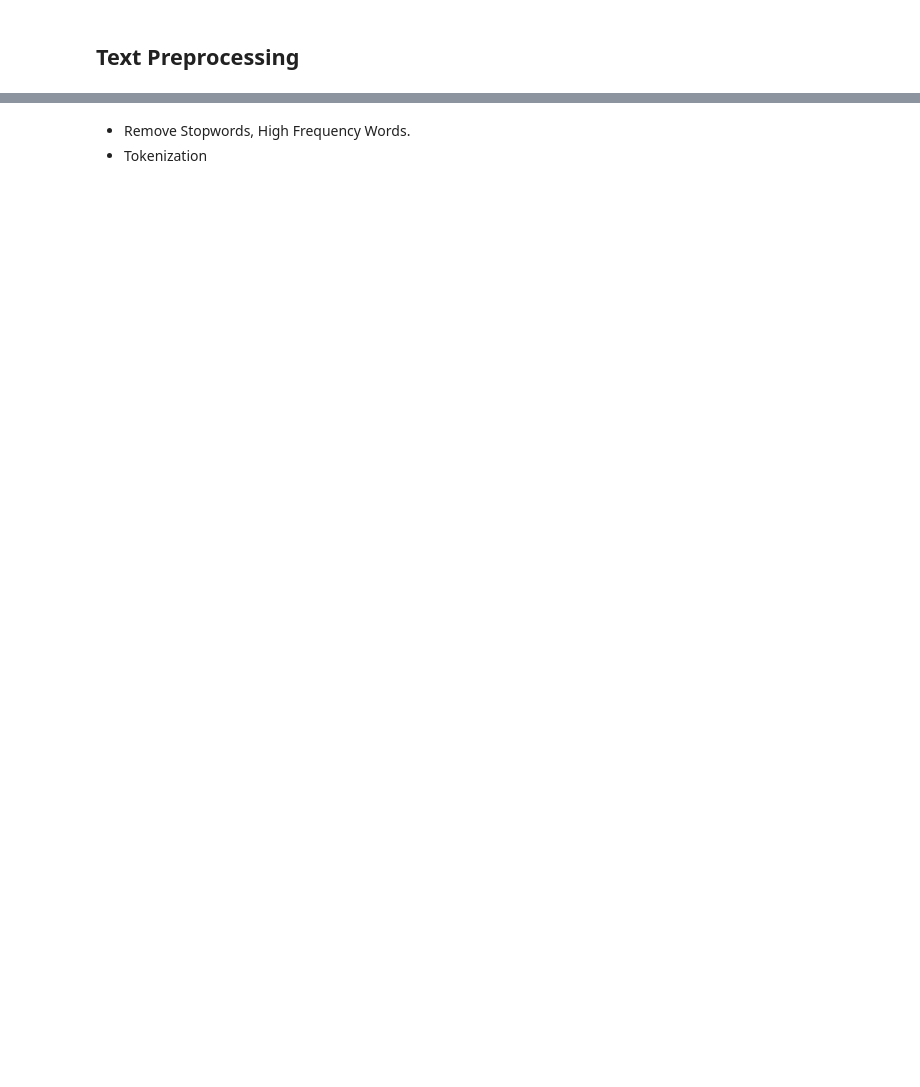
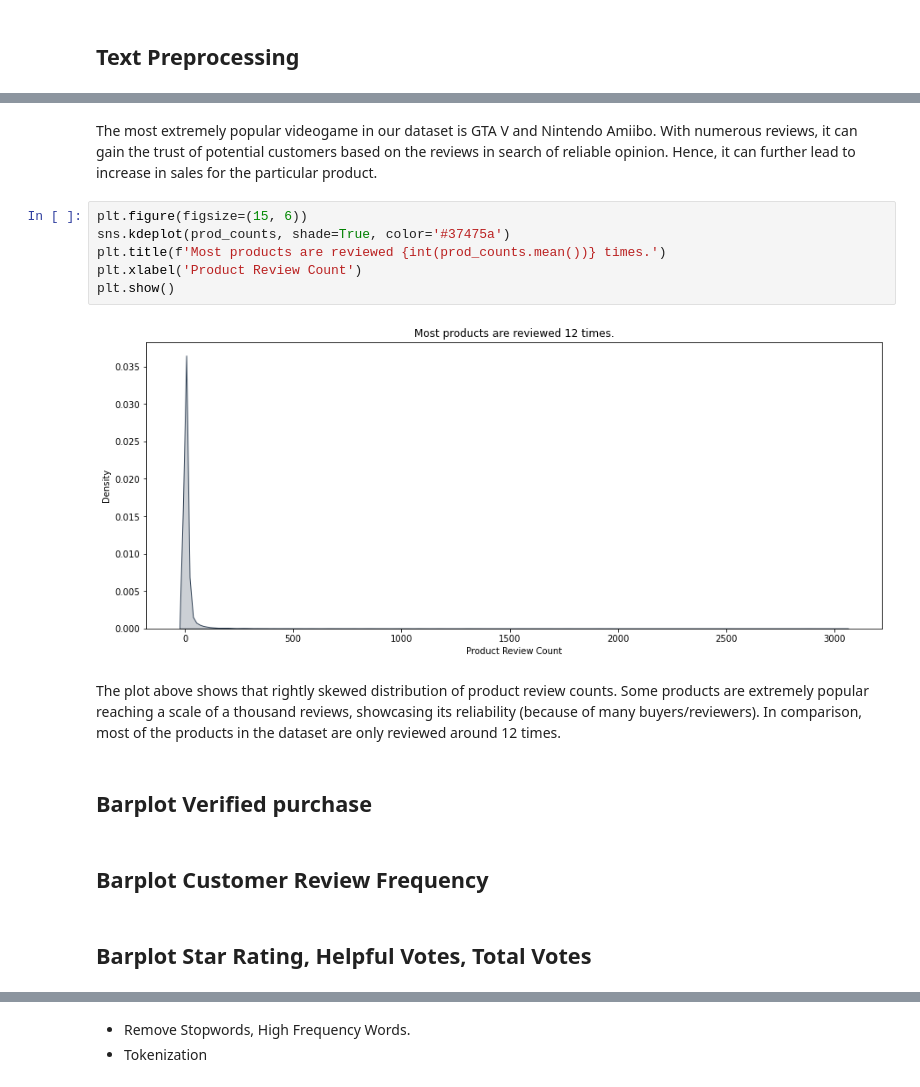
Before and after one commit to abeljoshua20/Amazon-Customer-Review-Network-Analysis, a Jupyter notebook: Final Project.ipynb, the cells around one changed output, grey strips where cells are left out. Cells and saved outputs as stored; diff of their text form; blank space fills up the shorter version.

```diff
--- a/Final Project.ipynb
+++ b/Final Project.ipynb
@@ -78,0 +223,18 @@ df.drop(['marketplace', 'product_category'], axis=1, inplace=True)
+# %% [markdown]
+The most extremely popular videogame in our dataset is GTA V and Nintendo Amiibo. With numerous reviews, it can gain the trust of potential customers based on the reviews in search of reliable opinion. Hence, it can further lead to increase in sales for the particular product.
+# %%
+plt.figure(figsize=(15, 6))
+sns.kdeplot(prod_counts, shade=True, color='#37475a')
+plt.title(f'Most products are reviewed {int(prod_counts.mean())} times.')
+plt.xlabel('Product Review Count')
+plt.show()
+# %% [output]
+[figure, added]
+# %% [markdown]
+The plot above shows that rightly skewed distribution of product review counts. Some products are extremely popular reaching a scale of a thousand reviews, showcasing its reliability (because of many buyers/reviewers). In comparison, most of the products in the dataset are only reviewed around 12 times.
+# %% [markdown]
+## Barplot Verified purchase
+# %% [markdown]
+## Barplot Customer Review Frequency
+# %% [markdown]
+## Barplot Star Rating, Helpful Votes, Total Votes
```
Also changed, not shown: parts of 16 cells of this notebook.
